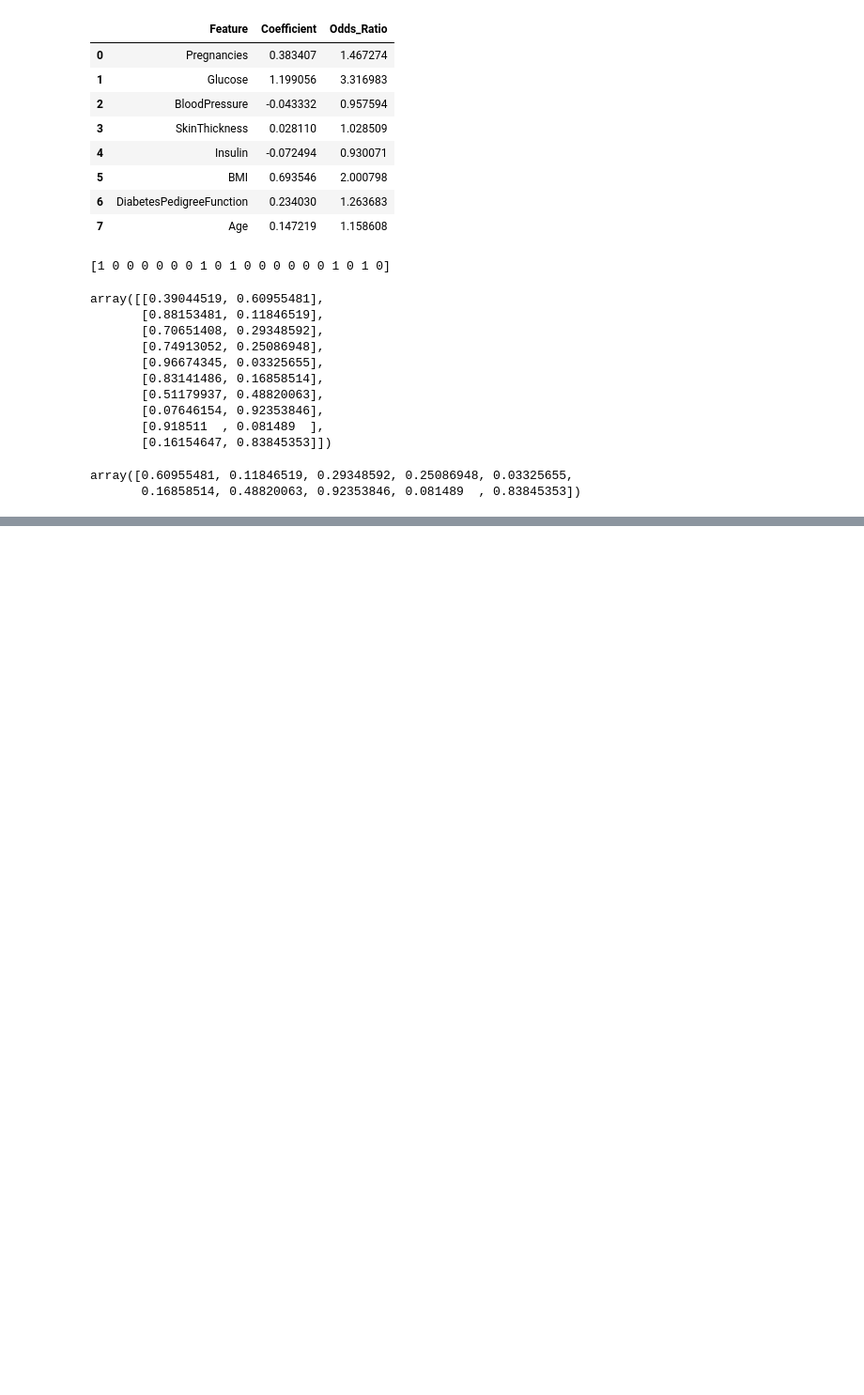
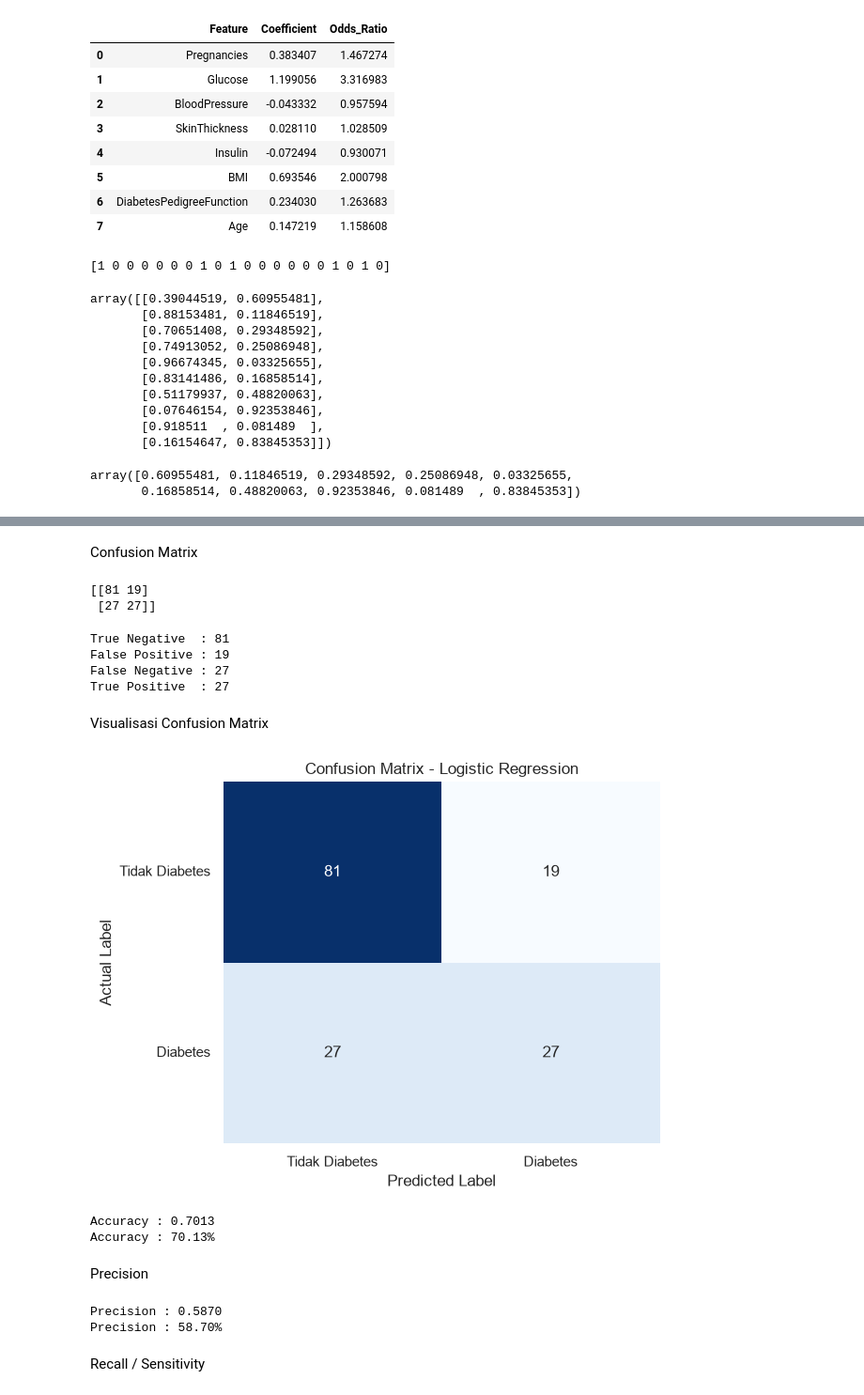
Before and after one commit to pinzii-maz/Prediksi-Risiko-Diabetes, a Jupyter notebook: Belajar Logistik Regresi.ipynb, the cells around one changed output, grey strips where cells are left out. Shown at 94% size. Cells and saved outputs as stored; diff of their text form; code cells hidden in the pictures; blank space fills up the shorter version.

```diff
--- a/Belajar Logistik Regresi.ipynb
+++ b/Belajar Logistik Regresi.ipynb
@@ -663,0 +675,76 @@ array([0.60955481, 0.11846519, 0.29348592, 0.25086948, 0.03325655,
+# %% [markdown]
+Confusion Matrix
+# %%
+cm = confusion_matrix(y_test, y_pred)
+
+print(cm)
+# %% [output]
+[[81 19]
+ [27 27]]
+# %%
+tn, fp, fn, tp = cm.ravel()
+
+print("True Negative  :", tn)
+print("False Positive :", fp)
+print("False Negative :", fn)
+print("True Positive  :", tp)
+# %% [output]
+True Negative  : 81
+False Positive : 19
+False Negative : 27
+True Positive  : 27
+# %% [markdown]
+Visualisasi Confusion Matrix
+# %%
+plt.figure(figsize=(6, 5))
+
+sns.heatmap(
+    cm,
+    annot=True,
+    fmt='d',
+    cmap='Blues',
+    cbar=False
+)
+
+plt.title("Confusion Matrix - Logistic Regression")
+
+plt.xlabel("Predicted Label")
+plt.ylabel("Actual Label")
+
+plt.xticks(
+    [0.5, 1.5],
+    ["Tidak Diabetes", "Diabetes"]
+)
+
+plt.yticks(
+    [0.5, 1.5],
+    ["Tidak Diabetes", "Diabetes"],
+    rotation=0
+)
+
+plt.show()
+# %% [output]
+[figure, added]
+# %%
+accuracy = accuracy_score(y_test, y_pred)
+
+print(f"Accuracy : {accuracy:.4f}")
+print(f"Accuracy : {accuracy * 100:.2f}%")
+# %% [output]
+Accuracy : 0.7013
+Accuracy : 70.13%
+# %% [markdown]
+Precision
+# %%
+precision = precision_score(
+    y_test,
+    y_pred
+)
+
+print(f"Precision : {precision:.4f}")
+print(f"Precision : {precision * 100:.2f}%")
+# %% [output]
+Precision : 0.5870
+Precision : 58.70%
+# %% [markdown]
+Recall / Sensitivity
```
Also changed, not shown: parts of 22 cells of this notebook.
